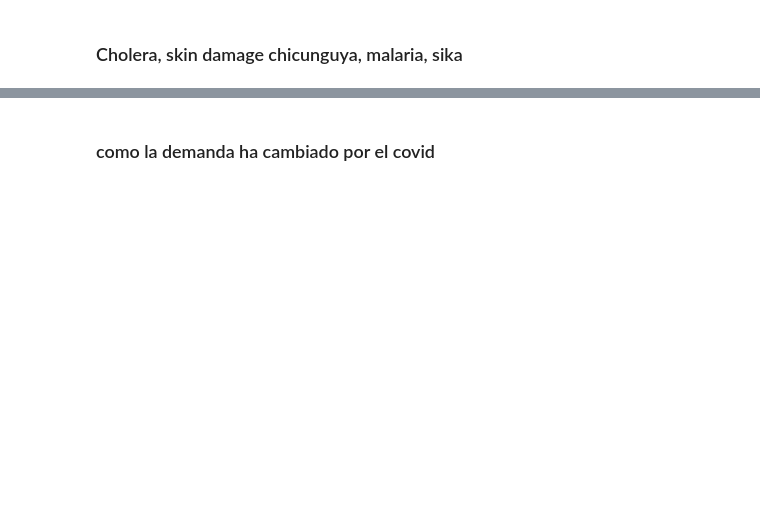
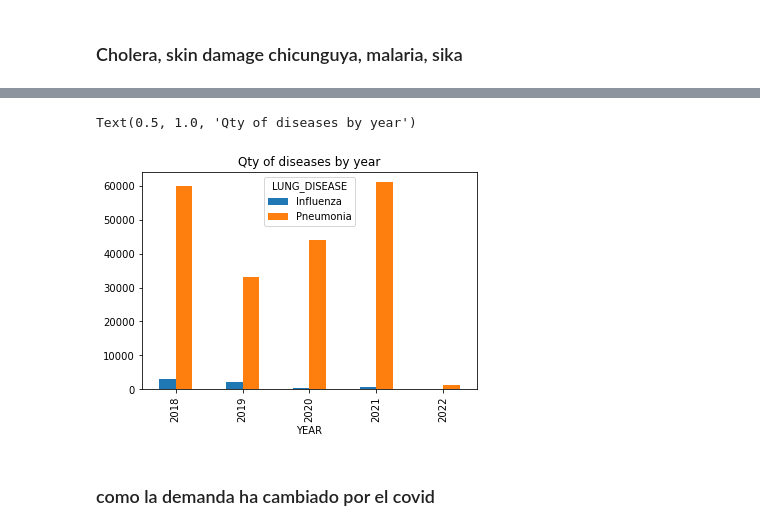
Before and after one commit to johnkbarrera/hospital_demand, a Jupyter notebook: peru_data.ipynb, the cells around one changed output, grey strips where cells are left out. Cells and saved outputs as stored; diff of their text form; code cells hidden in the pictures; blank space fills up the shorter version.

```diff
--- a/peru_data.ipynb
+++ b/peru_data.ipynb
@@ -1378,0 +1725,21 @@ abc.set_title('Qty of diseases by year')
+# %%
+def temp_funct(x):
+    x = x[0:3]
+    if x >= 'J09' and x < 'J12':
+        return 'Influenza'
+    elif x >= 'J12' and x < 'J19':
+        return 'Pneumonia'
+    else:
+        return 'Other'
+    return 'Other'
+
+data_temp = all_data
+data_temp['LUNG_DISEASE'] = data_temp['DIAGNOSIS_ID'].apply(lambda x:temp_funct(x))
+data_temp = data_temp[data_temp['LUNG_DISEASE']!='Other']
+
+data_temp = data_temp.groupby(['YEAR','LUNG_DISEASE']).agg({ 'QTY_PEOPLE_SERVED': "sum"})
+data_temp = data_temp.sort_values(by=['YEAR', 'LUNG_DISEASE']).reset_index()
+data_temp = data_temp.pivot(index =['YEAR'], columns = 'LUNG_DISEASE')
+data_temp.columns = data_temp.columns.droplevel()
+data_temp.fillna(0, inplace = True)
+data_temp.head()
@@ -1379,3 +1754,10 @@ abc.set_title('Qty of diseases by year')
+# %%
+abc = data_temp.plot(kind="bar", stacked=False)
+#abc.yaxis.set_major_formatter(millions)
+abc.set_title('Qty of diseases by year')
+# %% [output]
+Text(0.5, 1.0, 'Qty of diseases by year')
+[figure, added]
 # %% [markdown]
 ### como la demanda ha cambiado por el covid
 # %%
```
Also changed, not shown: parts of 44 cells of this notebook, 4 other files.
